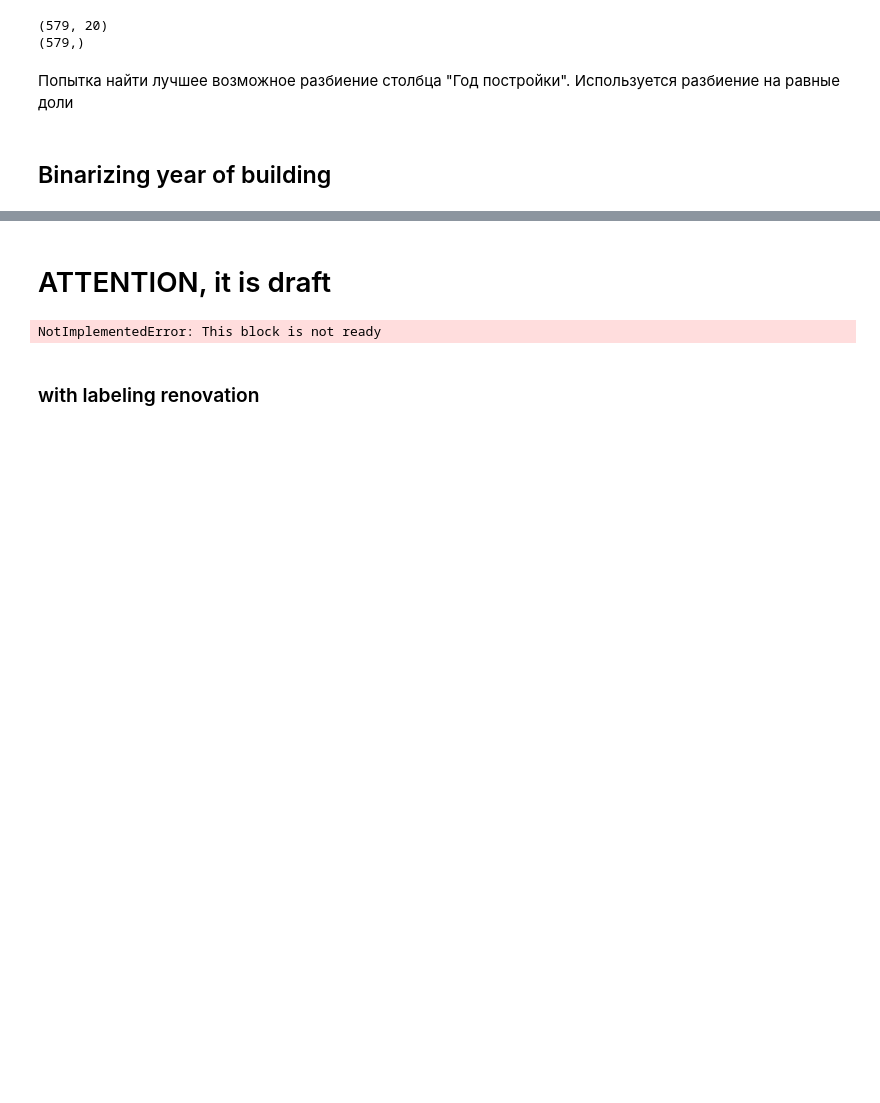
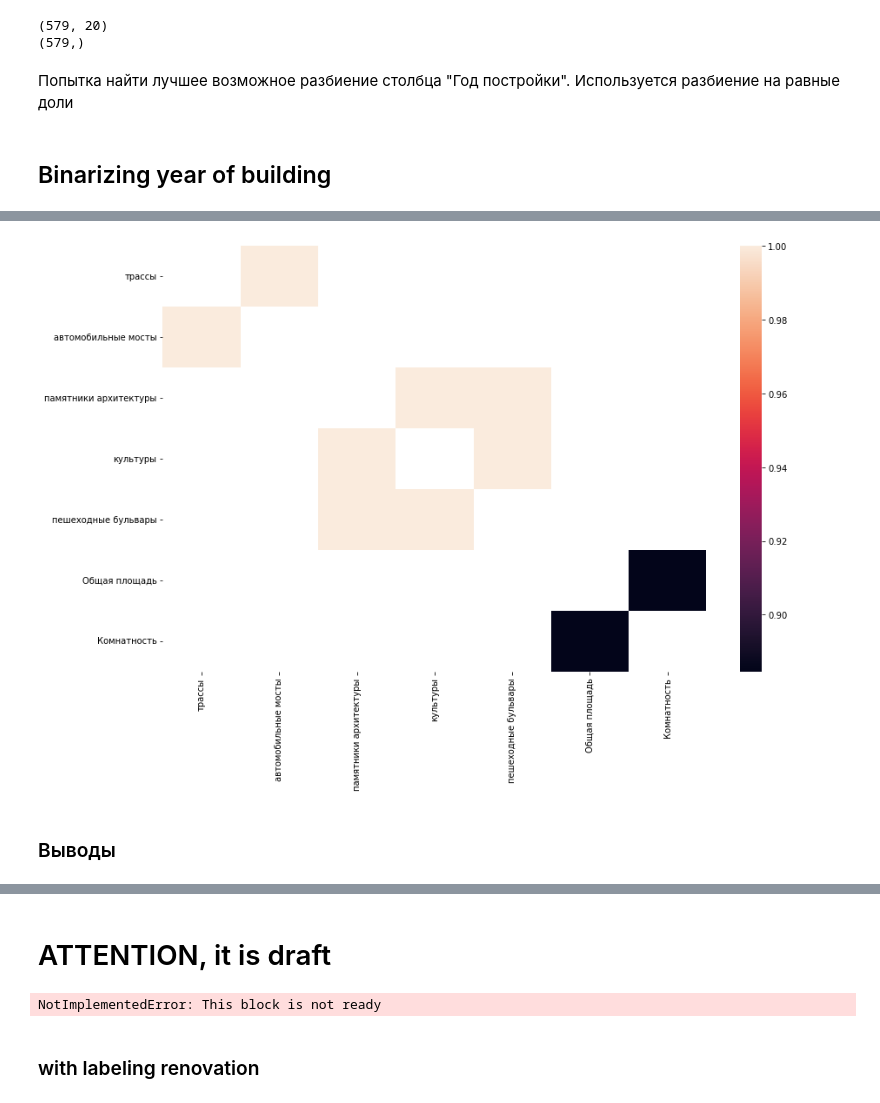
Before and after one commit to Golden-dreamer/ptz-flats-predict, a Jupyter notebook: notebooks/data analysis.ipynb, the cells around one changed output, grey strips where cells are left out. Cells and saved outputs as stored; diff of their text form; code cells hidden in the pictures; blank space fills up the shorter version.

```diff
--- a/notebooks/data analysis.ipynb
+++ b/notebooks/data analysis.ipynb
@@ -630,0 +658,9 @@ test
+# %%
+plt.figure(figsize=(14,9))
+heatmap = sns.heatmap(high_pos_corr.loc[:, high_pos_corr.index])
+fig = heatmap.get_figure()
+#fig.savefig("../images/high_positive.jpg", dpi=300, bbox_inches='tight')
+# %% [output]
+[figure, added]
+# %% [markdown]
+### Выводы
```
Also changed, not shown: parts of 49 cells of this notebook, 6 other files.
